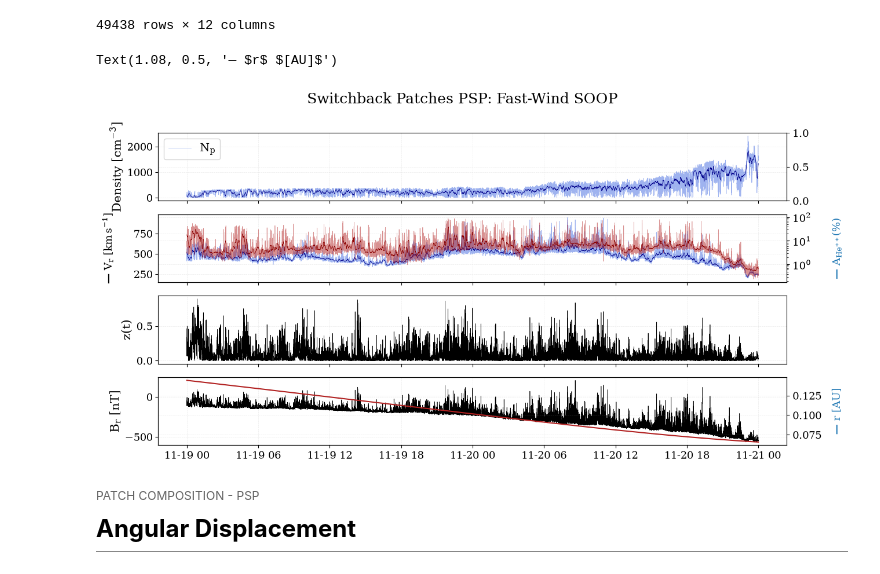
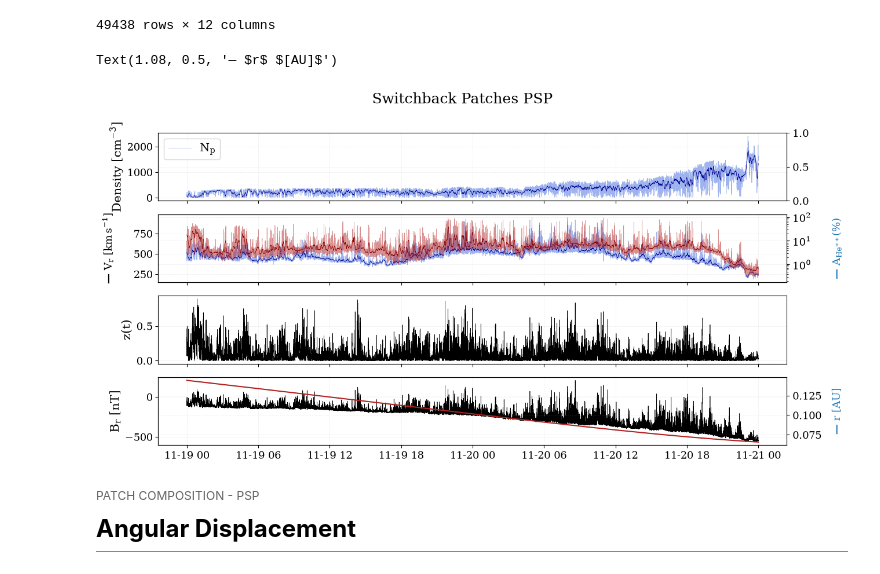
Before and after one commit to TristanVrg/patch-composition, a Jupyter notebook: Analysis/patch-psp.ipynb, the cells around one changed output. Drawn from its saved outputs; the diff is of its cells as text; code cells hidden in the pictures.

```diff
--- a/Analysis/patch-psp.ipynb
+++ b/Analysis/patch-psp.ipynb
@@ -84,7 +84,7 @@ Np_avrg = average(data_psp['Np'], 100)
 alpha_percent_avrg = average(alpha_percent_psp, 100)
 # %%
 fig, (ax1, ax2, ax3, ax4) = plt.subplots(4, 1, sharex=True, figsize=(14,7))
-fig.suptitle("Switchback Patches PSP: Fast-Wind SOOP")
+fig.suptitle("Switchback Patches PSP")
 
 plt.rcParams["mathtext.default"] = "regular"
 
@@ -117,34 +117,34 @@ ax2.annotate(
     color='black')
 ax2.set_ylim(150, None)
 
 ax2b.annotate(
     r'— $A_{He^{++}} (\%)$',
     xy=(1.08, 0.5),
     xycoords='axes fraction',
     rotation=90,
     va='center',
     ha='center',
     color='tab:blue')
 
 ax3.plot(time_index, z_psp, color='black', linewidth='0.5')
 ax3.set_ylabel('$z(t)$')
 
 ax4b = ax4.twinx()
 ax4.plot(time_index, data_psp['Br'], color ='black', linewidth='0.5')
 ax4b.plot(time_index, data_psp['r_sun'], color='firebrick')
 ax4.set_ylabel('$B_r$ $[nT]$')
 ax4b.annotate(
     r'— $r$ $[AU]$',
     xy=(1.08, 0.5),
     xycoords='axes fraction',
     rotation=90,
     va='center',
     ha='center',
     color='tab:blue')
 # ax3b.set_ylim(None,0.2)
 # %% [output]
 Text(1.08, 0.5, '— $r$ $[AU]$')
-[figure, old version]
+[figure, new version]
 # %% [markdown]
 <div style="
     font-family: 'Times New Roman', serif;
```
Also changed, not shown: parts of 8 cells of this notebook.
